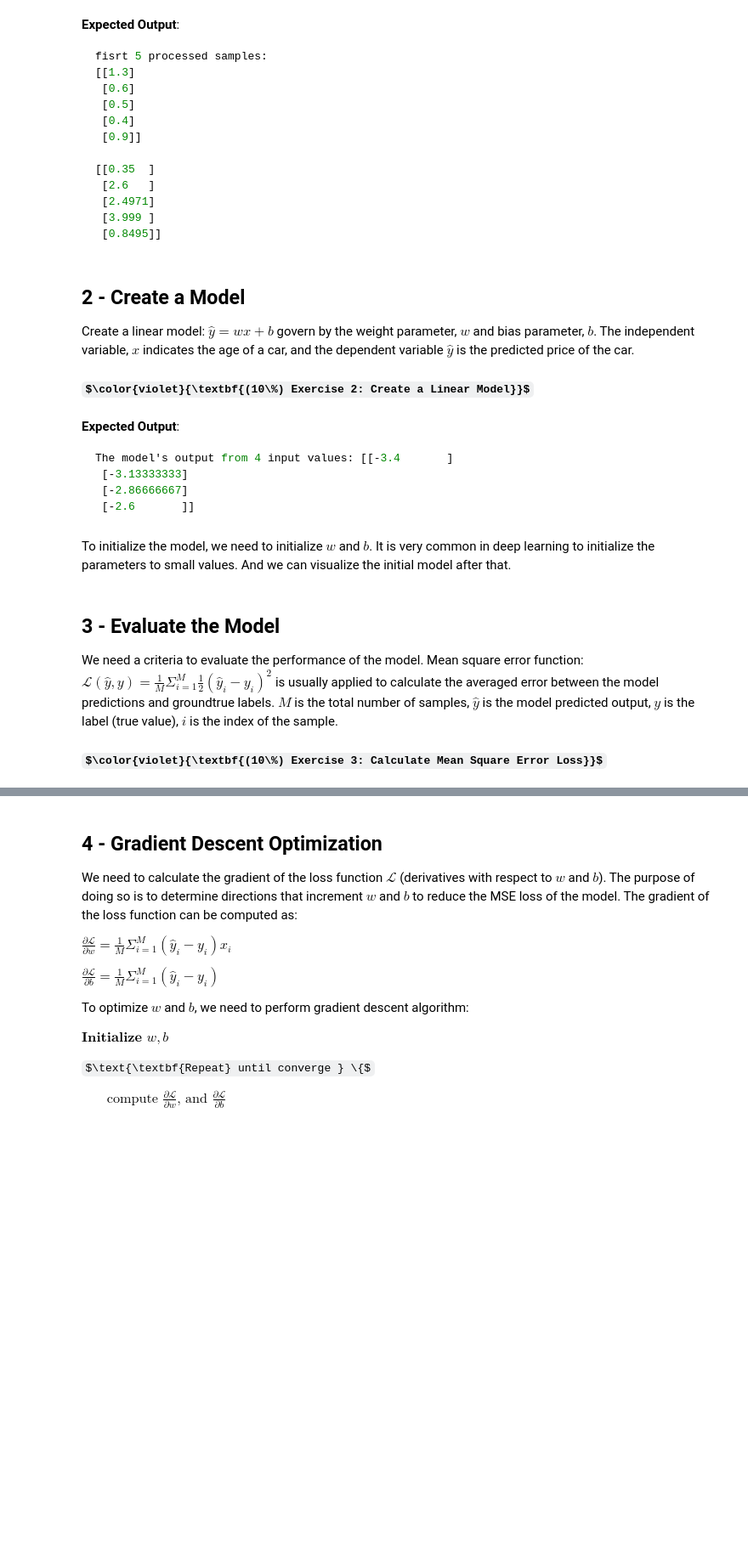
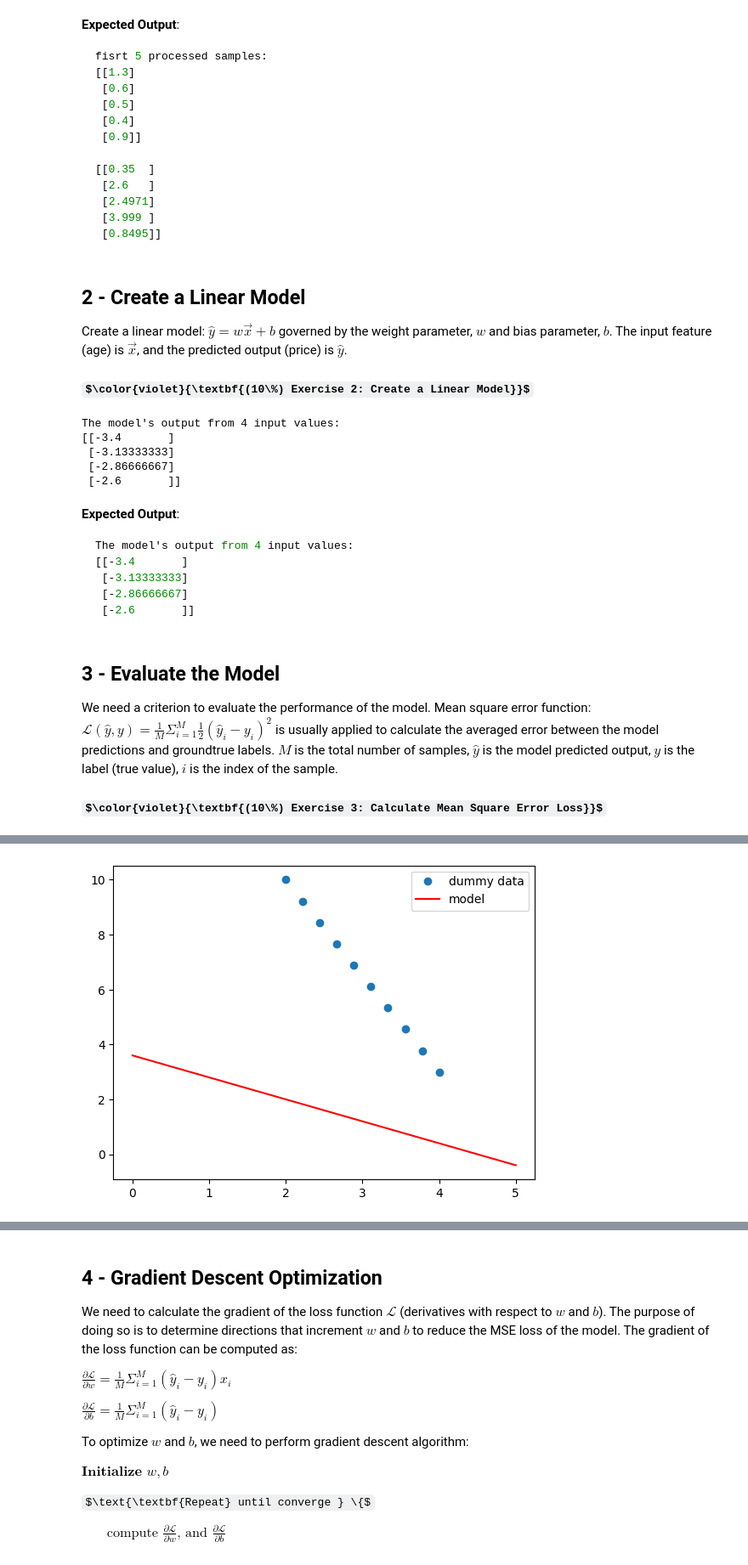
Before and after one commit to linzhangUCA/3321tpl-linear_model, a Jupyter notebook: linear_model.ipynb, the cells around one changed output, grey strips where cells are left out. Shown at 85% size. Drawn from its saved outputs; the diff is of its cells as text; code cells hidden in the pictures; some formulas as TeX source; blank space fills up the shorter version.

````diff
--- a/linear_model.ipynb
+++ b/linear_model.ipynb
@@ -106,8 +106,8 @@ fisrt 5 processed samples:
  [0.8495]]
 ```
 # %% [markdown]
-## 2 - Create a Model
-Create a linear model: $\hat{y} = wx + b$ govern by the weight parameter, $w$ and bias parameter, $b$. The independent variable, $x$ indicates the age of a car, and the dependent variable $\hat{y}$ is the predicted price of the car.
+## 2 - Create a Linear Model
+Create a linear model: $\hat{y} = w\vec{x} + b$ governed by the weight parameter, $w$ and bias parameter, $b$. The input feature (age) is $\vec{x}$, and the predicted output (price) is $\hat{y}$.
 #### $\color{violet}{\textbf{(10\%) Exercise 2: Create a Linear Model}}$
 # %%
 def linear(input, weight, bias):
@@ -126,21 +126,26 @@ def linear(input, weight, bias):
     return output
 
 # Sanity check
-print(f"The model's output from 4 input values: {linear(np.linspace(-0.2, 0.2, 4).reshape(-1, 1), 2, -3)}")
+print(f"The model's output from 4 input values: \n{linear(np.linspace(-0.2, 0.2, 4).reshape(-1, 1), 2, -3)}")
+# %% [output]
+The model's output from 4 input values:
+[[-3.4       ]
+ [-3.13333333]
+ [-2.86666667]
+ [-2.6       ]]
 # %% [markdown]
 **Expected Output**:
 >
 ```console
-The model's output from 4 input values: [[-3.4       ]
+The model's output from 4 input values:
+[[-3.4       ]
  [-3.13333333]
  [-2.86666667]
  [-2.6       ]]
 ```
-# %% [markdown]
-To initialize the model, we need to initialize $w$ and $b$. It is very common in deep learning to initialize the parameters to small values. And we can visualize the initial model after that.
 # %% [markdown]
 ## 3 - Evaluate the Model
-We need a criteria to evaluate the performance of the model. Mean square error function: $\mathcal{L}(\hat{y}, y) = \frac{1}{M}\Sigma_{i=1}^M \frac{1}{2}(\hat{y}_i - y_i)^2$ is usually applied to calculate the averaged error between the model predictions and groundtrue labels. $M$ is the total number of samples, $\hat{y}$ is the model predicted output, $y$ is the label (true value), $i$ is the index of the sample.
+We need a criterion to evaluate the performance of the model. Mean square error function: $\mathcal{L}(\hat{y}, y) = \frac{1}{M}\Sigma_{i=1}^M \frac{1}{2}(\hat{y}_i - y_i)^2$ is usually applied to calculate the averaged error between the model predictions and groundtrue labels. $M$ is the total number of samples, $\hat{y}$ is the model predicted output, $y$ is the label (true value), $i$ is the index of the sample.
 
 #### $\color{violet}{\textbf{(10\%) Exercise 3: Calculate Mean Square Error Loss}}$
 # %%
@@ -160,7 +165,7 @@ def mse_loss(pred, label):
 
 # Sanity check
 w = -0.8
-b = 5.9
+b = 3.6
 X_dummy = np.linspace(2, 4, 10).reshape(-1, 1)  # fake data for sanity check
 y_dummy = np.linspace(10, 3, 10).reshape(-1, 1)
 # Visualize the model
@@ -168,3 +173,4 @@ plt.plot(X_dummy, y_dummy, 'o')
 plt.plot([0, 5], linear(np.array([0, 5]).reshape(-1, 1), w, b), 'r')
 plt.legend(['dummy data', 'model'])
 print(f"Model's MSE loss: {mse_loss(pred=linear(X_dummy, w, b), label=y_dummy)}")
+# %% [output]
@@ -171,3 +178,4 @@ print(f"Model's MSE loss: {mse_loss(pred=linear(X_dummy, w, b), label=y_dummy)}"
+[figure, added]
 # %% [markdown]
 **Expected Output**:
 >
````
Also changed, not shown: parts of 6 cells of this notebook.
